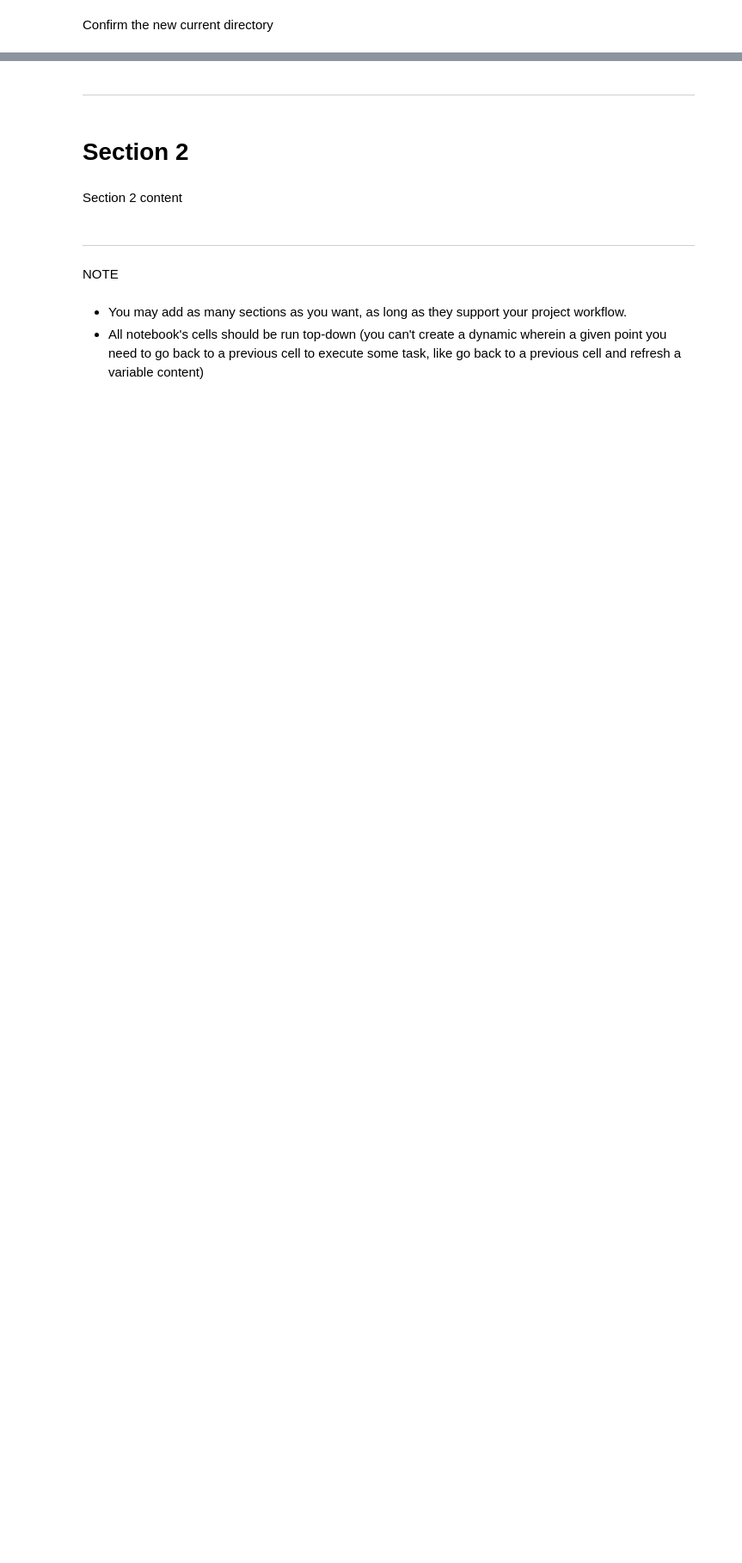
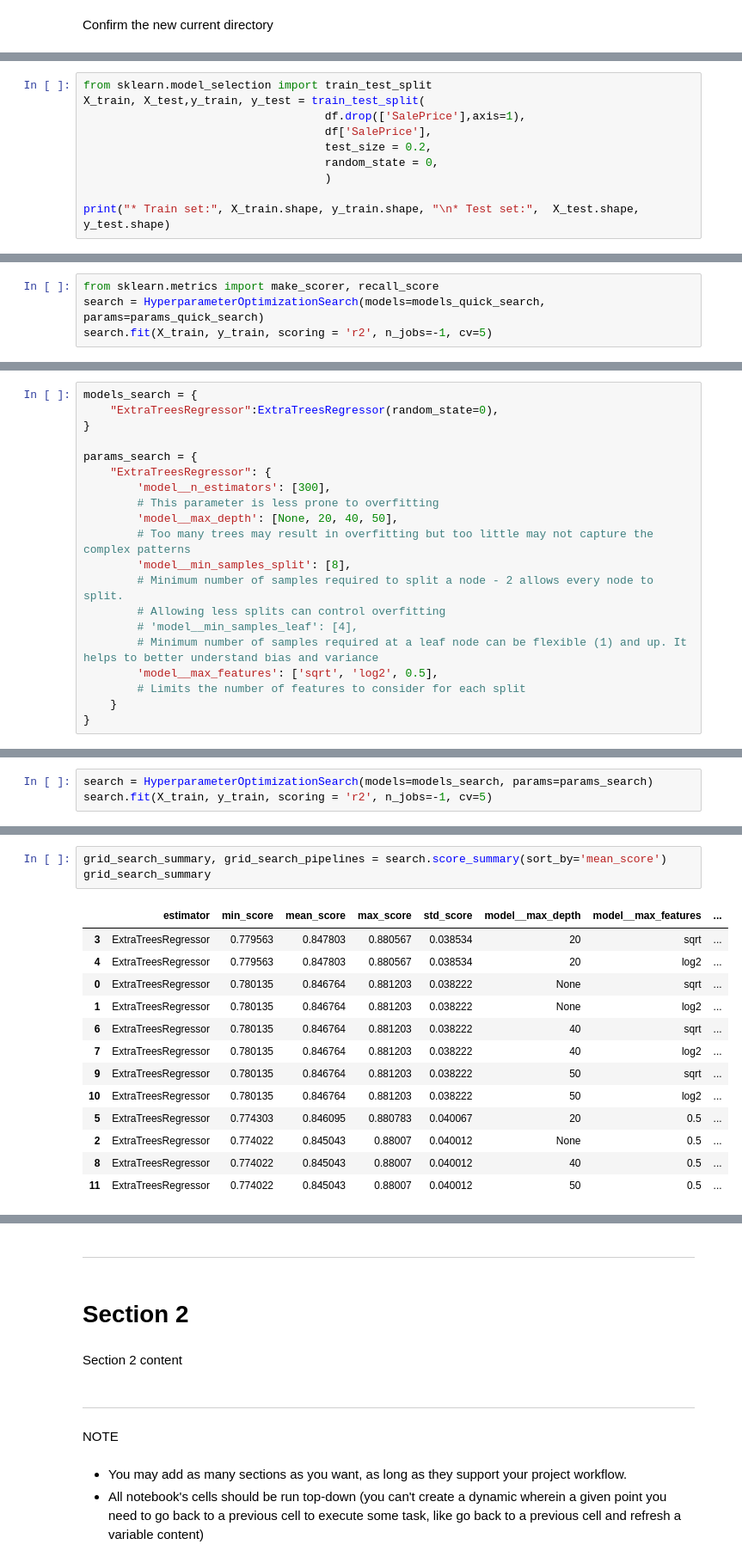
Before and after one commit to Code-Institute-Submissions/modonohoe-data-analytics-housing-project, a Jupyter notebook: jupyter_notebooks/05 - Modelling and Evaluation.ipynb, the cells around one changed output, grey strips where cells are left out. Shown at 86% size. Drawn from its saved outputs; the diff is of its cells as text; blank space fills up the shorter version.

Commit message:
ADD: parameter optimisation for ExtraTreeRegressor to jupyter notebook

```diff
--- a/jupyter_notebooks/05 - Modelling and Evaluation.ipynb
+++ b/jupyter_notebooks/05 - Modelling and Evaluation.ipynb
@@ -55,0 +203,10 @@ Section 1 content
+# %%
+from sklearn.model_selection import train_test_split
+X_train, X_test,y_train, y_test = train_test_split(
+                                    df.drop(['SalePrice'],axis=1),
+                                    df['SalePrice'],
+                                    test_size = 0.2,
+                                    random_state = 0,
+                                    )
+
+print("* Train set:", X_train.shape, y_train.shape, "\n* Test set:",  X_test.shape, y_test.shape)
@@ -55,0 +242,4 @@ Section 1 content
+# %%
+from sklearn.metrics import make_scorer, recall_score
+search = HyperparameterOptimizationSearch(models=models_quick_search, params=params_quick_search)
+search.fit(X_train, y_train, scoring = 'r2', n_jobs=-1, cv=5)
@@ -55,0 +294,20 @@ Section 1 content
+# %%
+models_search = {
+    "ExtraTreesRegressor":ExtraTreesRegressor(random_state=0),
+}
+
+params_search = {
+    "ExtraTreesRegressor": {
+        'model__n_estimators': [300],
+        # This parameter is less prone to overfitting
+        'model__max_depth': [None, 20, 40, 50],
+        # Too many trees may result in overfitting but too little may not capture the complex patterns
+        'model__min_samples_split': [8],
+        # Minimum number of samples required to split a node - 2 allows every node to split.
+        # Allowing less splits can control overfitting
+        # 'model__min_samples_leaf': [4],
+        # Minimum number of samples required at a leaf node can be flexible (1) and up. It helps to better understand bias and variance
+        'model__max_features': ['sqrt', 'log2', 0.5],
+        # Limits the number of features to consider for each split
+    }
+}
@@ -55,0 +316,3 @@ Section 1 content
+# %%
+search = HyperparameterOptimizationSearch(models=models_search, params=params_search)
+search.fit(X_train, y_train, scoring = 'r2', n_jobs=-1, cv=5)
@@ -55,0 +325,17 @@ Section 1 content
+# %%
+grid_search_summary, grid_search_pipelines = search.score_summary(sort_by='mean_score')
+grid_search_summary
+# %% [output]
+|  | estimator | min_score | mean_score | max_score | std_score | model__max_depth | model__max_features | ... |
+| 3 | ExtraTreesRegressor | 0.779563 | 0.847803 | 0.880567 | 0.038534 | 20 | sqrt | ... |
+| 4 | ExtraTreesRegressor | 0.779563 | 0.847803 | 0.880567 | 0.038534 | 20 | log2 | ... |
+| 0 | ExtraTreesRegressor | 0.780135 | 0.846764 | 0.881203 | 0.038222 | None | sqrt | ... |
+| 1 | ExtraTreesRegressor | 0.780135 | 0.846764 | 0.881203 | 0.038222 | None | log2 | ... |
+| 6 | ExtraTreesRegressor | 0.780135 | 0.846764 | 0.881203 | 0.038222 | 40 | sqrt | ... |
+| 7 | ExtraTreesRegressor | 0.780135 | 0.846764 | 0.881203 | 0.038222 | 40 | log2 | ... |
+| 9 | ExtraTreesRegressor | 0.780135 | 0.846764 | 0.881203 | 0.038222 | 50 | sqrt | ... |
+| 10 | ExtraTreesRegressor | 0.780135 | 0.846764 | 0.881203 | 0.038222 | 50 | log2 | ... |
+| 5 | ExtraTreesRegressor | 0.774303 | 0.846095 | 0.880783 | 0.040067 | 20 | 0.5 | ... |
+| 2 | ExtraTreesRegressor | 0.774022 | 0.845043 | 0.88007 | 0.040012 | None | 0.5 | ... |
+| 8 | ExtraTreesRegressor | 0.774022 | 0.845043 | 0.88007 | 0.040012 | 40 | 0.5 | ... |
+| 11 | ExtraTreesRegressor | 0.774022 | 0.845043 | 0.88007 | 0.040012 | 50 | 0.5 | ... |
```
Also changed, not shown: parts of 35 cells of this notebook.
